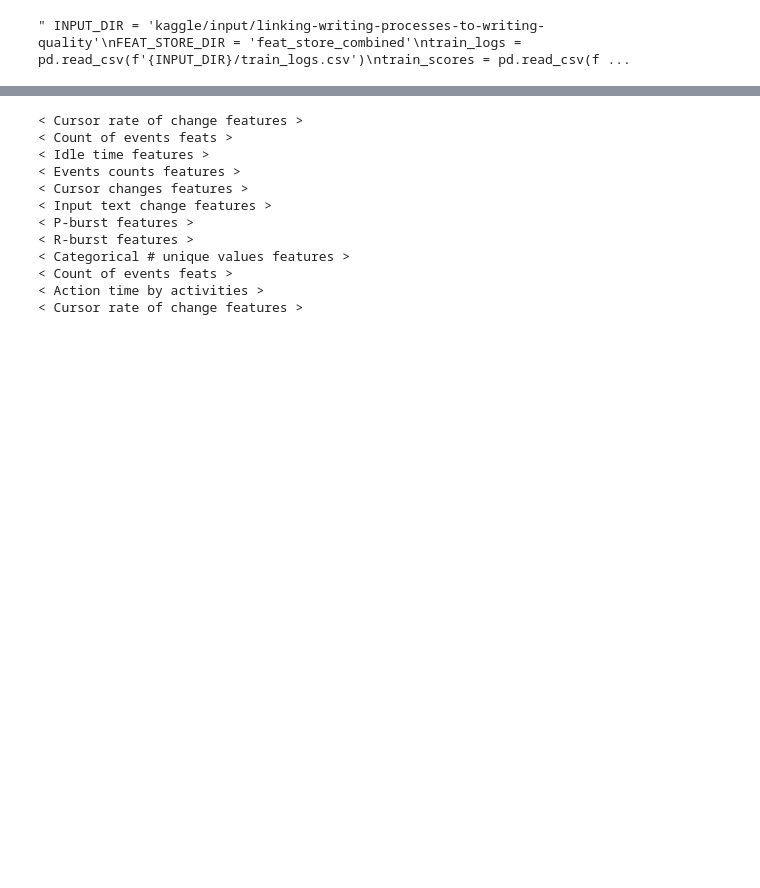
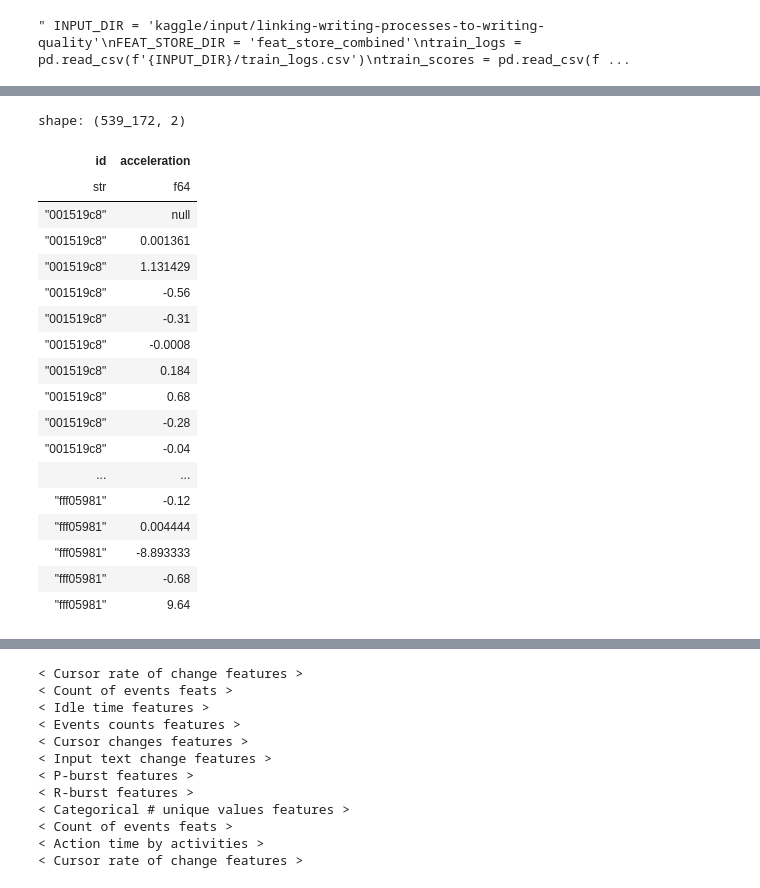
Before and after one commit to uallende/linking_writing_quality, a Jupyter notebook: EDA.ipynb, the cells around one changed output, grey strips where cells are left out. Saved outputs shown, nothing was run; the diff lists cells and outputs as text; code cells hidden in the pictures; blank space fills up the shorter version.

Commit message:
cursor_pos_acceleration

```diff
--- a/EDA.ipynb
+++ b/EDA.ipynb
@@ -97,0 +43,78 @@ tr_feats, ts_feats = get_keys_pressed_per_second(train_logs.collect().to_pandas(
+# %%
+time_agg = 5
+data = logs.select(pl.col(['id', 'down_time', 'cursor_position']))
+
+import polars as pl
+
+data = data.select([
+    pl.col('id'),
+    pl.col('down_time'),
+    pl.col('cursor_position'),
+    (pl.col('down_time') / 1000).alias('down_time_sec')
+])
+
+# Now perform the operation with the newly created 'down_time_sec' column
+data = data.with_columns([
+    ((pl.col('down_time_sec') // time_agg) * time_agg).alias('time_bin')
+])
+
+grp_df = data.group_by(['id', 'time_bin']).agg(pl.max('cursor_position'))
+grp_df = grp_df.sort(['id', 'time_bin'])
+
+window_spec = pl.col('id').sort_by('time_bin')
+
+grp_df = grp_df.with_columns([
+    pl.col('cursor_position').diff().over('id').fill_null(0).alias('cursor_position_diff'),
+    pl.col('time_bin').diff().over('id').fill_null(0).alias('time_bin_diff'),
+])
+grp_df = grp_df.with_columns(
+    (pl.col('cursor_position_diff') / pl.col('time_bin_diff')).fill_nan(0).alias('rate_of_change')
+)
+
+grp_df = grp_df.with_columns(
+    pl.col('rate_of_change').diff().over('id').fill_nan(0).alias('rate_of_change_diff')
+)
+
+grp_df = grp_df.with_columns(
+    (pl.col('rate_of_change_diff') / pl.col('time_bin_diff')).fill_nan(0).alias('acceleration')
+)
+grp_df = grp_df.select(pl.col(['id', 'acceleration']))
+grp_df.collect()
+
+logs = grp_df.clone()
+stats = logs.group_by('id').agg(
+    cursor_pos_acc_zero = pl.col('acceleration').filter(pl.col('acceleration') == 0).count(),
+    cursor_pos_acc_pst = pl.col('acceleration').filter(pl.col('acceleration') > 0).count(),
+    cursor_pos_acc_neg = pl.col('acceleration').filter(pl.col('acceleration') < 0).count(),
+    cursor_pos_acc_sum = pl.col('acceleration').sum(),
+    cursor_pos_acc_mean = pl.col('acceleration').mean(),
+    cursor_pos_acc_std = pl.col('acceleration').std(),
+    cursor_pos_acc_max = pl.col('acceleration').max(),
+    cursor_pos_acc_q1 = pl.col('acceleration').quantile(0.25),
+    cursor_pos_acc_median = pl.col('acceleration').median(),
+    cursor_pos_acc_q3 = pl.col('acceleration').quantile(0.75),
+    cursor_pos_acc_kurt = pl.col('acceleration').kurtosis(),
+    cursor_pos_acc_skew = pl.col('acceleration').skew(),
+)
+
+stats.collect()
+# %% [output]
+shape: (539_172, 2)
+| id | acceleration |
+| str | f64 |
+| "001519c8" | null |
+| "001519c8" | 0.001361 |
+| "001519c8" | 1.131429 |
+| "001519c8" | -0.56 |
+| "001519c8" | -0.31 |
+| "001519c8" | -0.0008 |
+| "001519c8" | 0.184 |
+| "001519c8" | 0.68 |
+| "001519c8" | -0.28 |
+| "001519c8" | -0.04 |
+| ... | ... |
+| "fff05981" | -0.12 |
+| "fff05981" | 0.004444 |
+| "fff05981" | -8.893333 |
+| "fff05981" | -0.68 |
+| "fff05981" | 9.64 |
```
Also changed, not shown: parts of 7 cells of this notebook, 2 other files.
